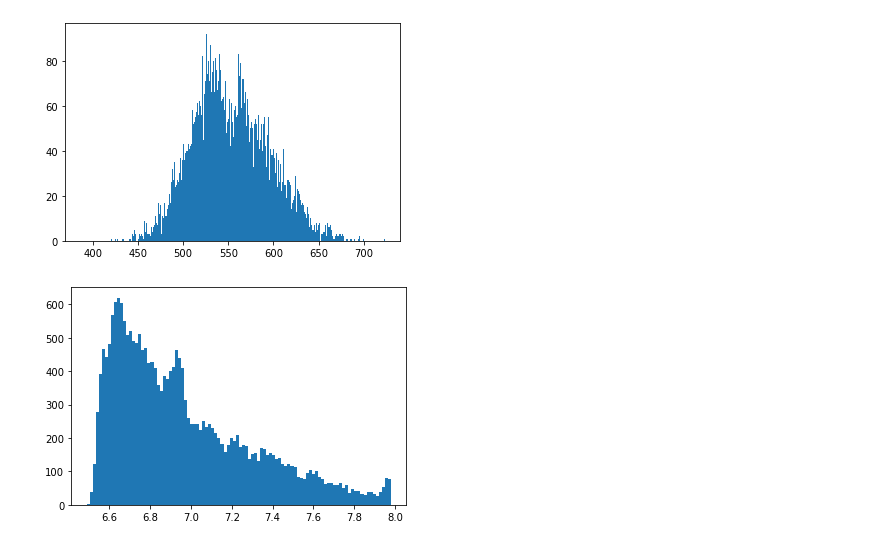
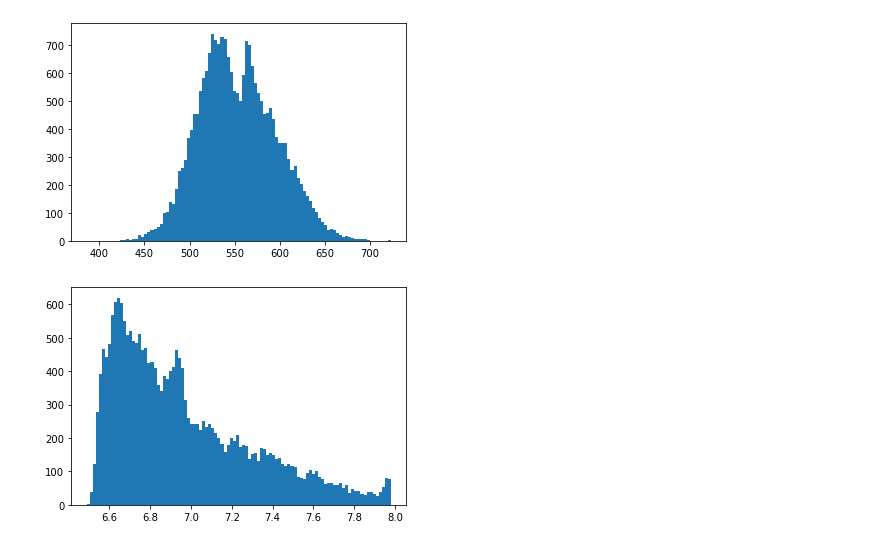
Before and after one commit to andyPhysics/CosmicRay, a Jupyter notebook: NN/Composition.ipynb, the cells around one changed output. Saved outputs shown, nothing was run; the diff lists cells and outputs as text; code cells hidden in the pictures.

```diff
--- a/NN/Composition.ipynb
+++ b/NN/Composition.ipynb
@@ -39,10 +39,10 @@ def xmax_model(df):
 # %%
 xmax_data = xmax_model(data)
 # %%
-plt.hist(xmax_data,bins=1000)
+plt.hist(xmax_data,bins=100)
 plt.show()
 # %% [output]
-[figure, old version]
+[figure, new version]
 # %%
 def mass_model(df):
     inputs = ['cos_zenith','S125','log_energy_loss','he_stoch','he_stoch2','m_r','m_o','m_125','s_mean','s_std','A']
```
Also changed, not shown: parts of 20 cells of this notebook.
